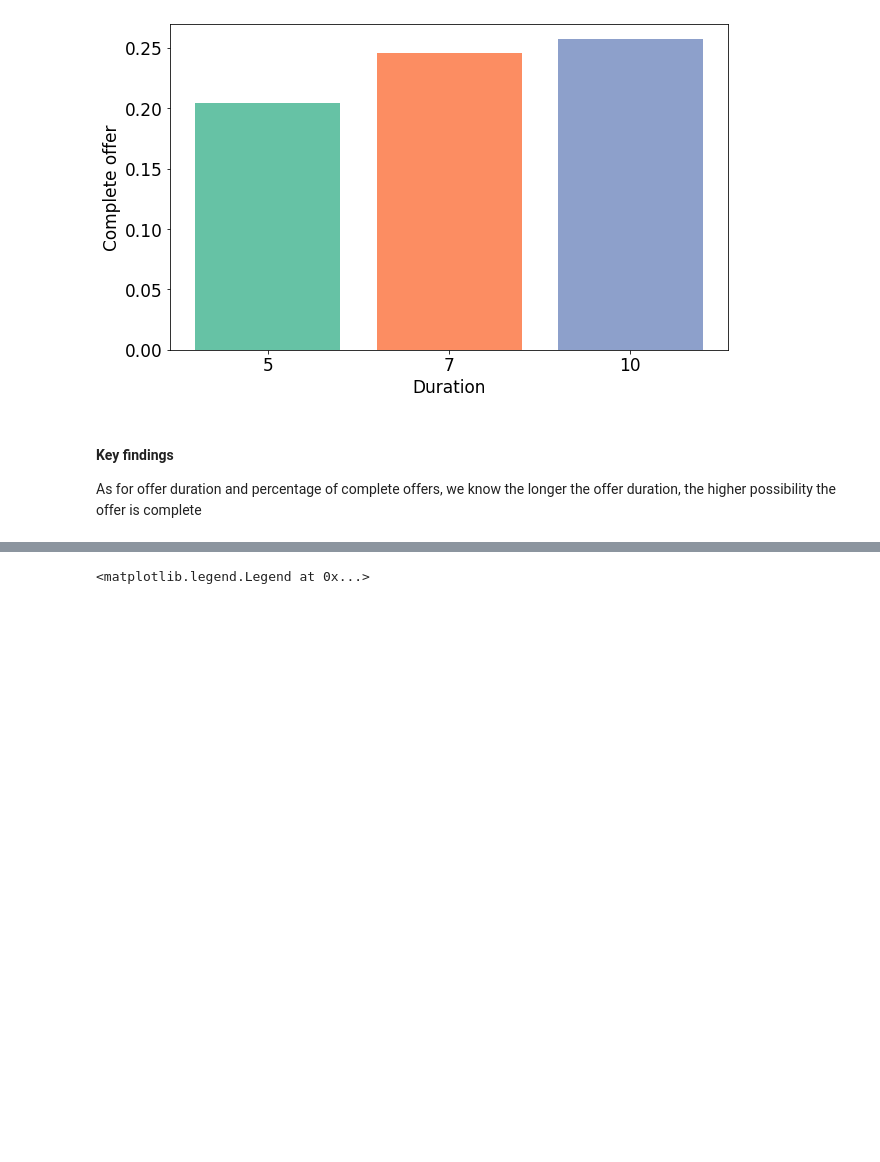
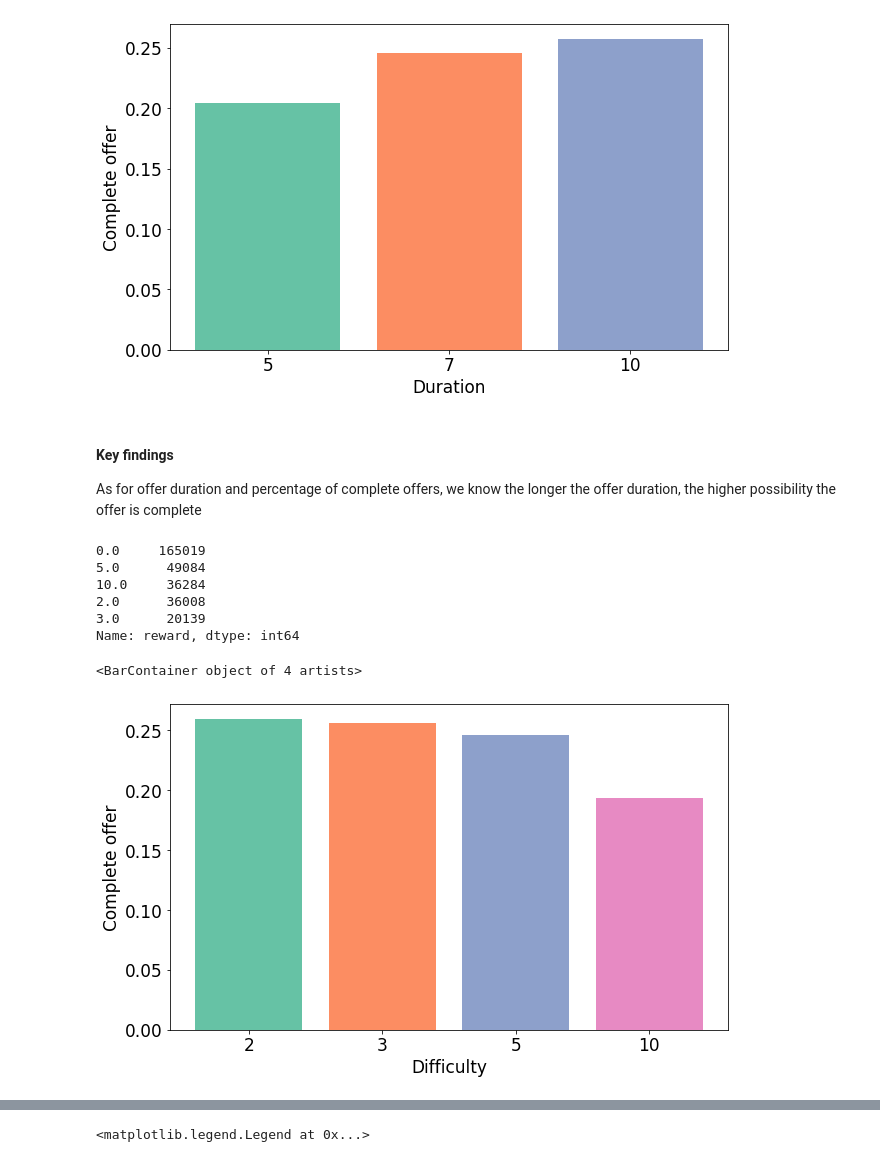
Before and after one commit to ZhuqingZhang0422/Starbucks-Capstone-Project, a Jupyter notebook: Starbucks_Capstone_notebook.ipynb, the cells around one changed output, grey strips where cells are left out. Drawn from its saved outputs; the diff is of its cells as text; code cells hidden in the pictures; blank space fills up the shorter version.

Commit message:
Feat：Add feature for reward analysis
Feat: Add feature for reward analysis

```diff
--- a/Starbucks_Capstone_notebook.ipynb
+++ b/Starbucks_Capstone_notebook.ipynb
@@ -615,3 +615,29 @@ plt.bar(xpos,offer_complete_duration, color = sns.color_palette("Set2"))
 # %% [markdown]
 #### Key findings
 As for offer duration and percentage of complete offers, we know the longer the offer duration, the higher possibility the offer is complete
+# %%
+study.reward.value_counts()
+# %% [output]
+0.0     165019
+5.0      49084
+10.0     36284
+2.0      36008
+3.0      20139
+Name: reward, dtype: int64
+# %%
+plt.figure(figsize=(10, 6))
+plt.rcParams['font.size'] = 17
+reward_index = [2,3,5,10]
+offer_complete_reward = []
+for reward in reward_index:
+    mask = (study['reward']== reward) & (study['event'] == 3)
+    p = study.loc[mask].count().event/study[study['reward']==reward].event.value_counts().sum()
+    offer_complete_reward.append(p)
+xpos = np.arange(4)
+plt.xticks(xpos,reward_index)
+plt.xlabel('Difficulty')
+plt.ylabel('Complete offer')
+plt.bar(xpos,offer_complete_reward, color = sns.color_palette("Set2"))
+# %% [output]
+<BarContainer object of 4 artists>
+[figure, added]
```
Also changed, not shown: parts of 3 cells of this notebook.
